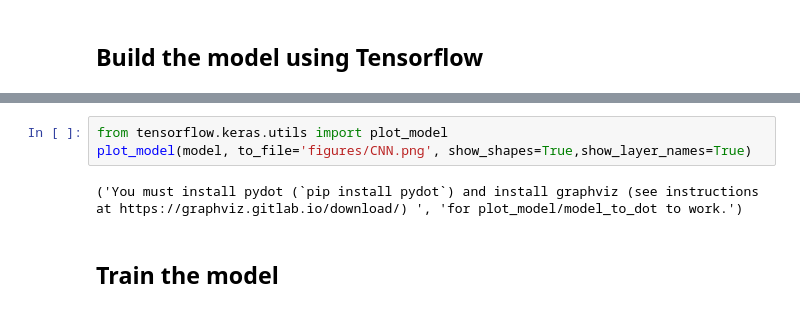
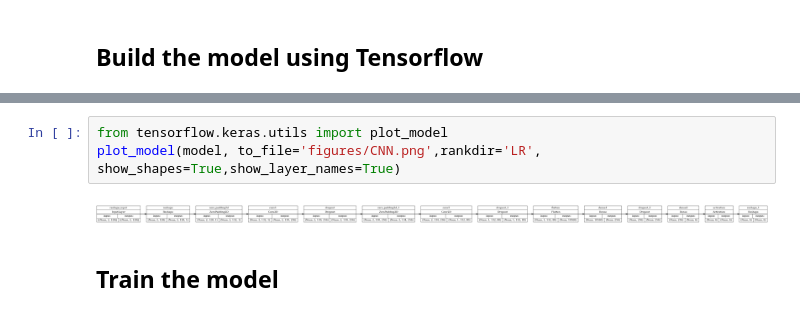
Before and after one commit to ShaneFlandermeyer/cs5033-final-project, a Jupyter notebook: modulation_recognition.ipynb, the cells around one changed output, grey strips where cells are left out. Drawn from its saved outputs; the diff is of its cells as text.

```diff
--- a/modulation_recognition.ipynb
+++ b/modulation_recognition.ipynb
@@ -131,8 +134,8 @@ _________________________________________________________________
 # %%
 from tensorflow.keras.utils import plot_model
-plot_model(model, to_file='figures/CNN.png', show_shapes=True,show_layer_names=True)
+plot_model(model, to_file='figures/CNN.png',rankdir='LR', show_shapes=True,show_layer_names=True)
 # %% [output]
-('You must install pydot (`pip install pydot`) and install graphviz (see instructions at https://graphviz.gitlab.io/download/) ', 'for plot_model/model_to_dot to work.')
+[figure, added]
 # %% [markdown]
 ## Train the model
 # %%
```
Also changed, not shown: parts of 6 cells of this notebook, 4 other files.
